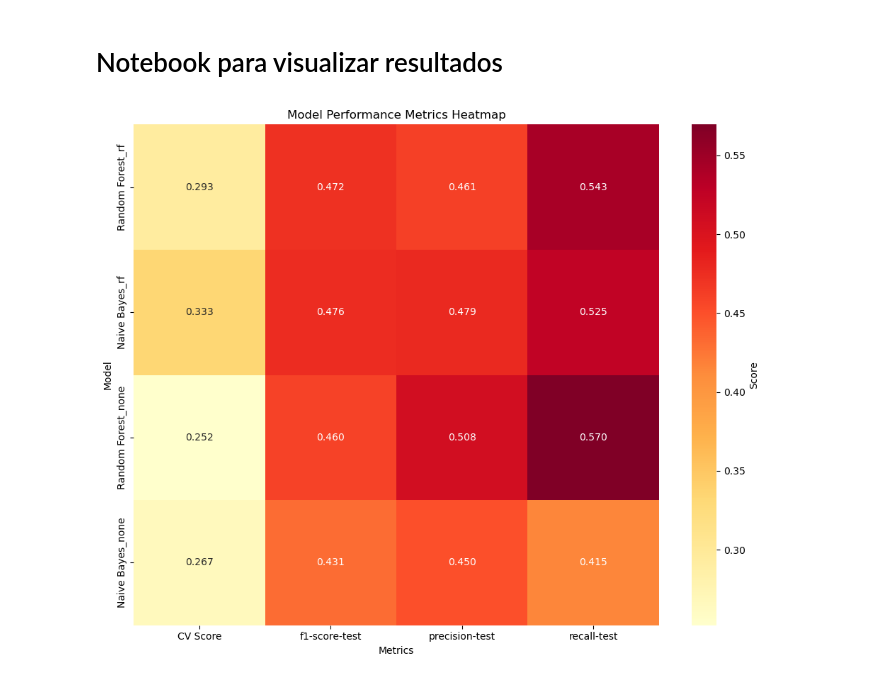
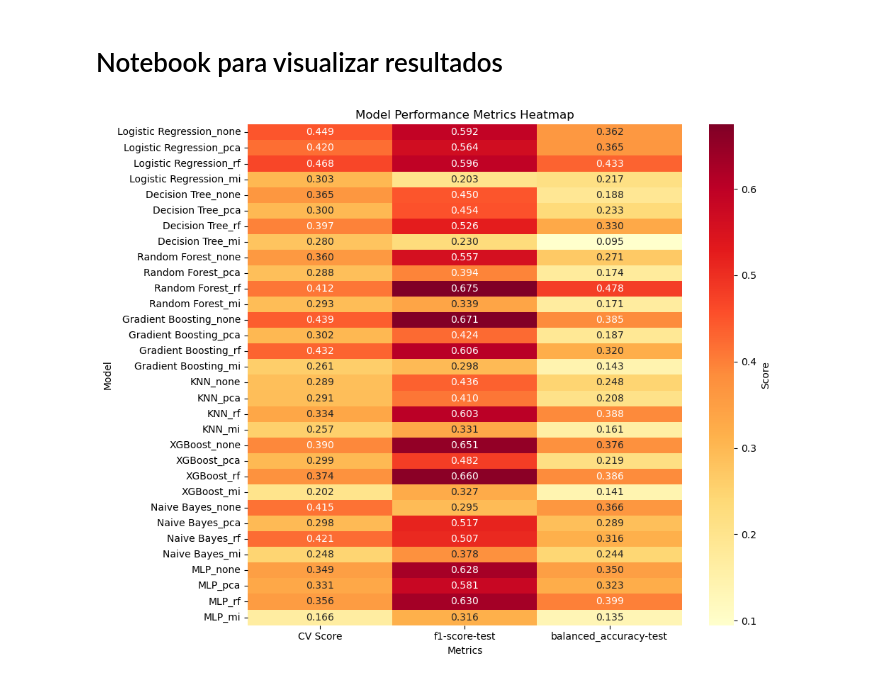
Before and after one commit to patriciajaques/MultiClass-Detection-Suite, a Jupyter notebook: src/notebooks/results_visualization.ipynb, the cells around one changed output. Drawn from its saved outputs; the diff is of its cells as text; code cells hidden in the pictures.

Commit message:
melhorando algoritmo de visualização

```diff
--- a/src/notebooks/results_visualization.ipynb
+++ b/src/notebooks/results_visualization.ipynb
@@ -118,16 +118,16 @@ def plot_grouped_metrics(file_path, value_vars=['CV Score', 'balanced_accuracy-t
 #                     figsize=(15, 8))
 # %%
 import os
-path = "/Users/patricia/Documents/code/python-code/output"
+path = "/Users/patricia/Documents/code/python-code/behavior-detection/output"
 # path = "/Users/patricia/Downloads"
 os.chdir(path)
 
-results_file_path = '_Final_Combined_All_avg_metrics_report.csv'
+results_file_path = 'consolidated_metrics.csv'
 plot_model_metrics_heatmap(results_file_path,
-                         metrics=['CV Score', 'f1-score-test', 'precision-test', 'recall-test'],
+                         metrics=['CV Score', 'f1-score-test', 'balanced_accuracy-test'],
                          figsize=(10, 8))
 # %% [output]
-[figure, old version]
+[figure, new version]
 # %%
 plot_grouped_metrics(results_file_path,
                      value_vars=['balanced_accuracy-test', 'f1-score-test'],
```
Also changed, not shown: parts of 3 cells of this notebook, 2 other files.
